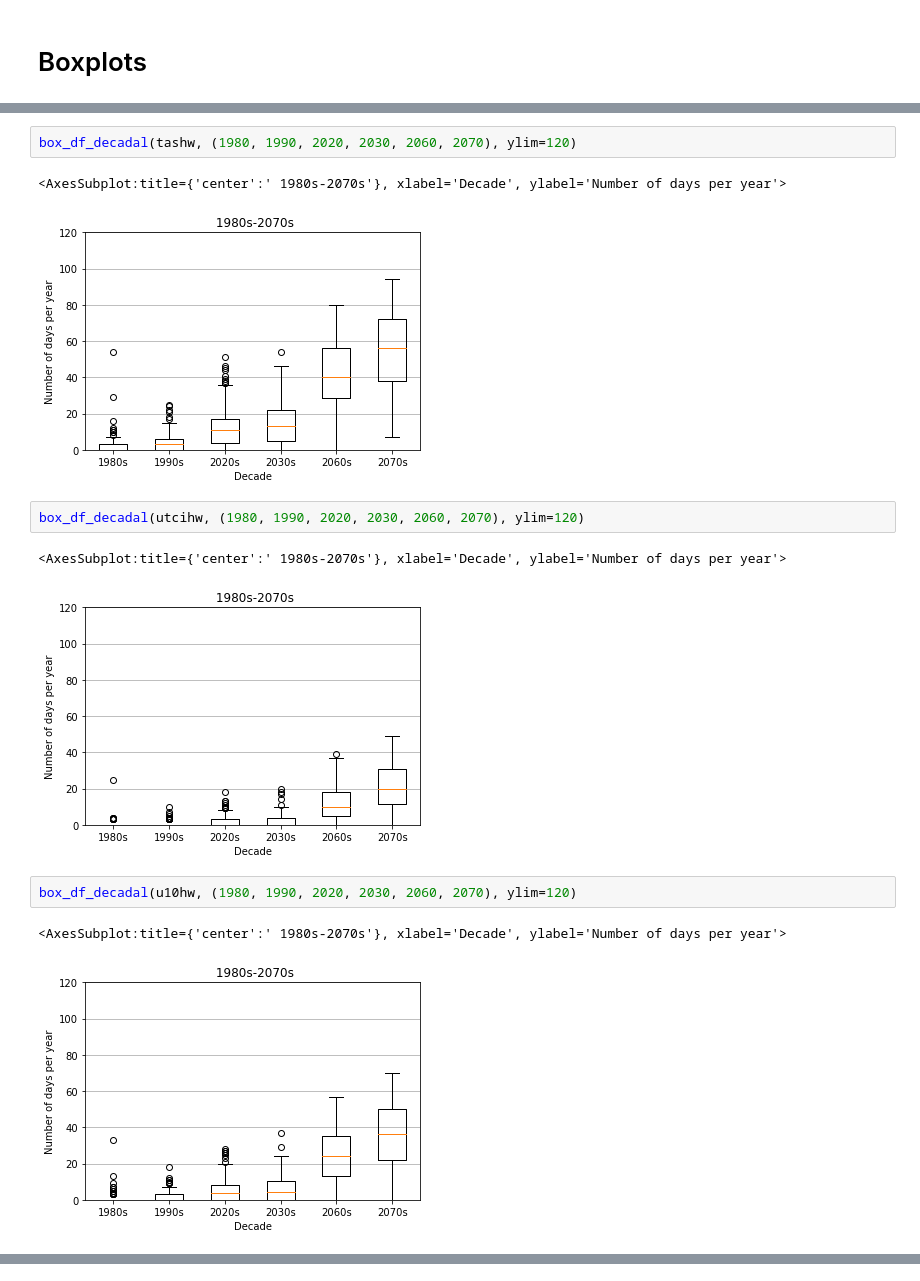
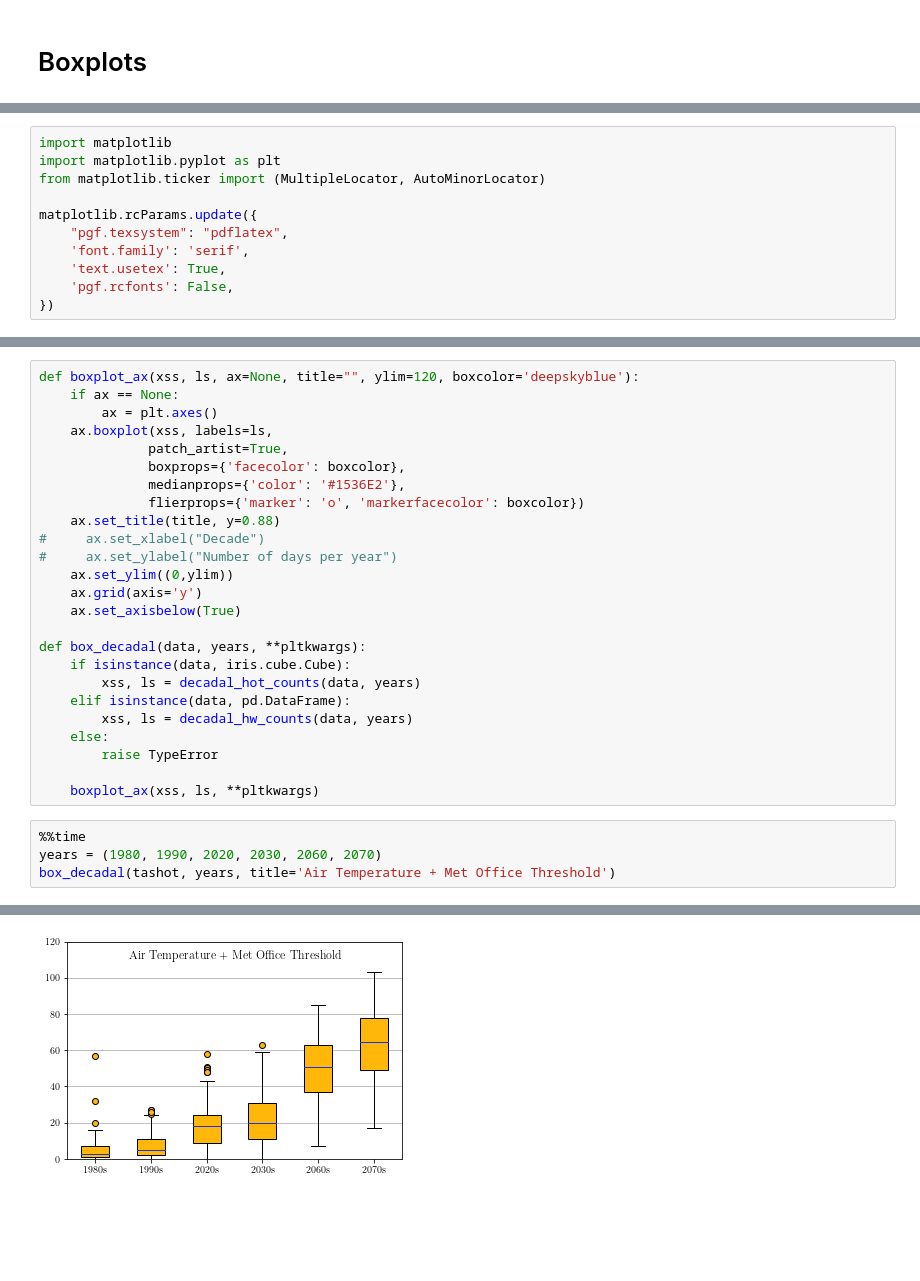
Before and after one commit to kaedonkers/ukcp_heatwave_analysis, a Jupyter notebook: 1.decadal_box_plots.ipynb, the cells around one changed output, grey strips where cells are left out. Saved outputs shown, nothing was run; the diff lists cells and outputs as text; blank space fills up the shorter version.

```diff
--- a/1.decadal_box_plots.ipynb
+++ b/1.decadal_box_plots.ipynb
@@ -190 +186,12 @@ import matplotlib.pyplot as plt
+# %%
+import matplotlib
+import matplotlib.pyplot as plt
+from matplotlib.ticker import (MultipleLocator, AutoMinorLocator)
+
+matplotlib.rcParams.update({
+    "pgf.texsystem": "pdflatex",
+    'font.family': 'serif',
+    'text.usetex': True,
+    'pgf.rcfonts': False,
+})
 # %%
@@ -241,15 +222,30 @@ box_cube_decadal(u10hot, (1980, 1990, 2020, 2030, 2060, 2070), ylim=120)
-# %%
-box_df_decadal(tashw, (1980, 1990, 2020, 2030, 2060, 2070), ylim=120)
-# %% [output]
-<AxesSubplot:title={'center':' 1980s-2070s'}, xlabel='Decade', ylabel='Number of days per year'>
-[figure, removed]
-# %%
-box_df_decadal(utcihw, (1980, 1990, 2020, 2030, 2060, 2070), ylim=120)
-# %% [output]
-<AxesSubplot:title={'center':' 1980s-2070s'}, xlabel='Decade', ylabel='Number of days per year'>
-[figure, removed]
-# %%
-box_df_decadal(u10hw, (1980, 1990, 2020, 2030, 2060, 2070), ylim=120)
-# %% [output]
-<AxesSubplot:title={'center':' 1980s-2070s'}, xlabel='Decade', ylabel='Number of days per year'>
-[figure, removed]
+# %%
+def boxplot_ax(xss, ls, ax=None, title="", ylim=120, boxcolor='deepskyblue'):
+    if ax == None:
+        ax = plt.axes()
+    ax.boxplot(xss, labels=ls,
+              patch_artist=True,
+              boxprops={'facecolor': boxcolor},
+              medianprops={'color': '#1536E2'},
+              flierprops={'marker': 'o', 'markerfacecolor': boxcolor})
+    ax.set_title(title, y=0.88)
+#     ax.set_xlabel("Decade")
+#     ax.set_ylabel("Number of days per year")
+    ax.set_ylim((0,ylim))
+    ax.grid(axis='y')
+    ax.set_axisbelow(True)
+
+def box_decadal(data, years, **pltkwargs):
+    if isinstance(data, iris.cube.Cube):
+        xss, ls = decadal_hot_counts(data, years)
+    elif isinstance(data, pd.DataFrame):
+        xss, ls = decadal_hw_counts(data, years)
+    else:
+        raise TypeError
+
+    boxplot_ax(xss, ls, **pltkwargs)
+# %%
+%%time
+years = (1980, 1990, 2020, 2030, 2060, 2070)
+box_decadal(tashot, years, title='Air Temperature + Met Office Threshold')
+# %% [output]
@@ -255,0 +254 @@ box_df_decadal(u10hw, (1980, 1990, 2020, 2030, 2060, 2070), ylim=120)
+[figure, added]
```
Also changed, not shown: parts of 21 cells of this notebook, 1 other file.
